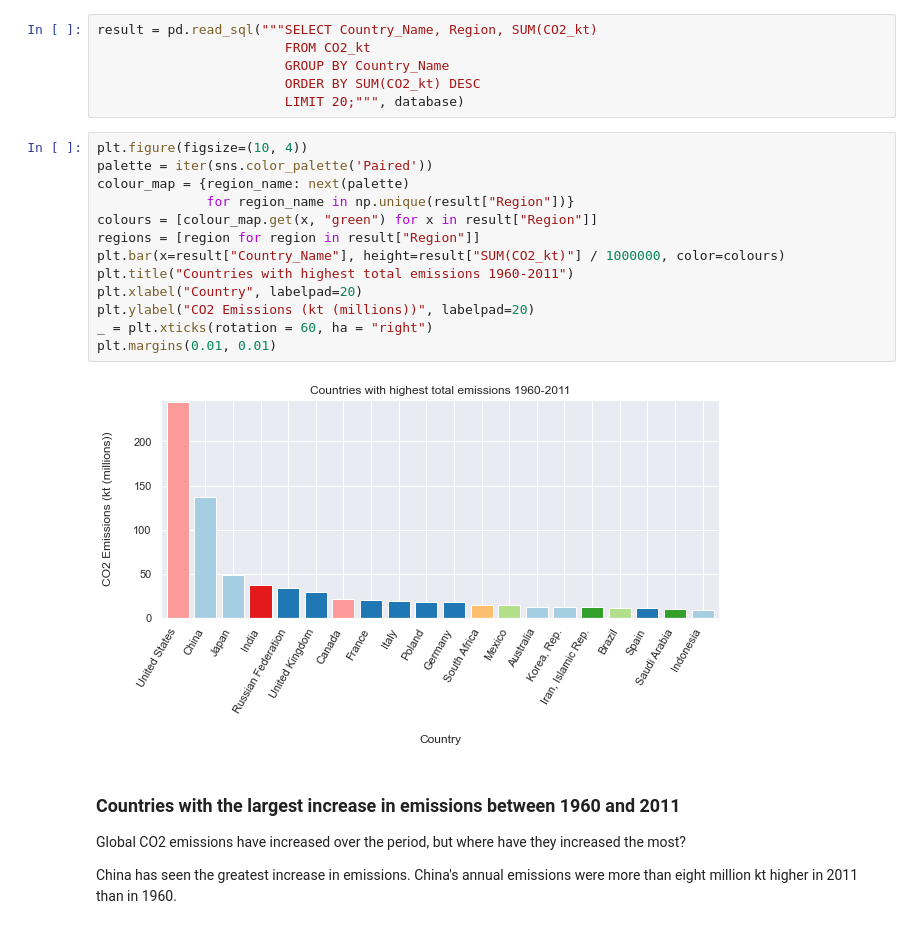
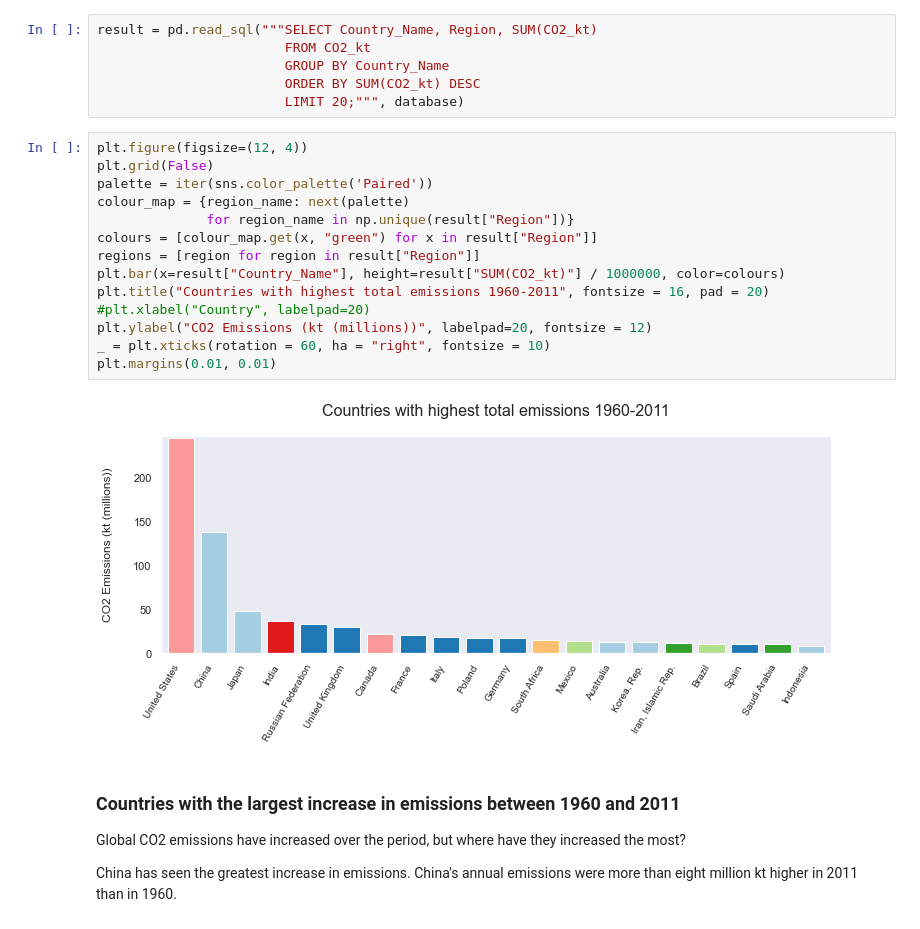
Before and after one commit to mmccrechowicz/mmccrechowicz.github.io, a Jupyter notebook: content/posts/CO2_Emissions.ipynb, the cells around one changed output. Drawn from its saved outputs; the diff is of its cells as text.

```diff
--- a/content/posts/CO2_Emissions.ipynb
+++ b/content/posts/CO2_Emissions.ipynb
@@ -313,20 +317,21 @@ result = pd.read_sql("""SELECT Country_Name, Region, SUM(CO2_kt)
                         ORDER BY SUM(CO2_kt) DESC
                         LIMIT 20;""", database)
 # %%
-plt.figure(figsize=(10, 4))
+plt.figure(figsize=(12, 4))
+plt.grid(False)
 palette = iter(sns.color_palette('Paired'))
 colour_map = {region_name: next(palette)
               for region_name in np.unique(result["Region"])}
 colours = [colour_map.get(x, "green") for x in result["Region"]]
 regions = [region for region in result["Region"]]
 plt.bar(x=result["Country_Name"], height=result["SUM(CO2_kt)"] / 1000000, color=colours)
-plt.title("Countries with highest total emissions 1960-2011")
-plt.xlabel("Country", labelpad=20)
-plt.ylabel("CO2 Emissions (kt (millions))", labelpad=20)
-_ = plt.xticks(rotation = 60, ha = "right")
+plt.title("Countries with highest total emissions 1960-2011", fontsize = 16, pad = 20)
+#plt.xlabel("Country", labelpad=20)
+plt.ylabel("CO2 Emissions (kt (millions))", labelpad=20, fontsize = 12)
+_ = plt.xticks(rotation = 60, ha = "right", fontsize = 10)
 plt.margins(0.01, 0.01)
 # %% [output]
-[figure, old version]
+[figure, new version]
 # %% [markdown]
 ### Countries with the largest increase in emissions between 1960 and 2011
 
```
Also changed, not shown: parts of 9 cells of this notebook, 12 other files.
